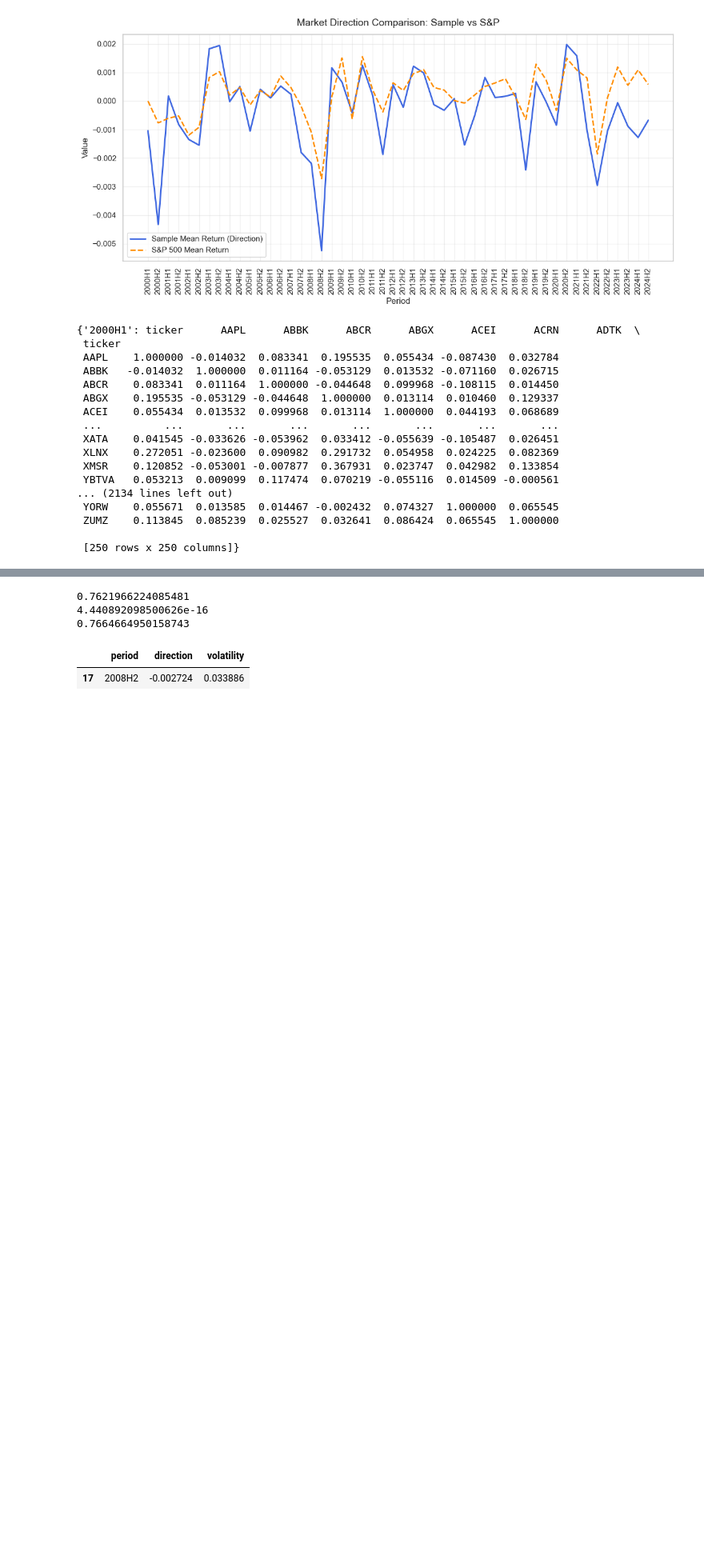
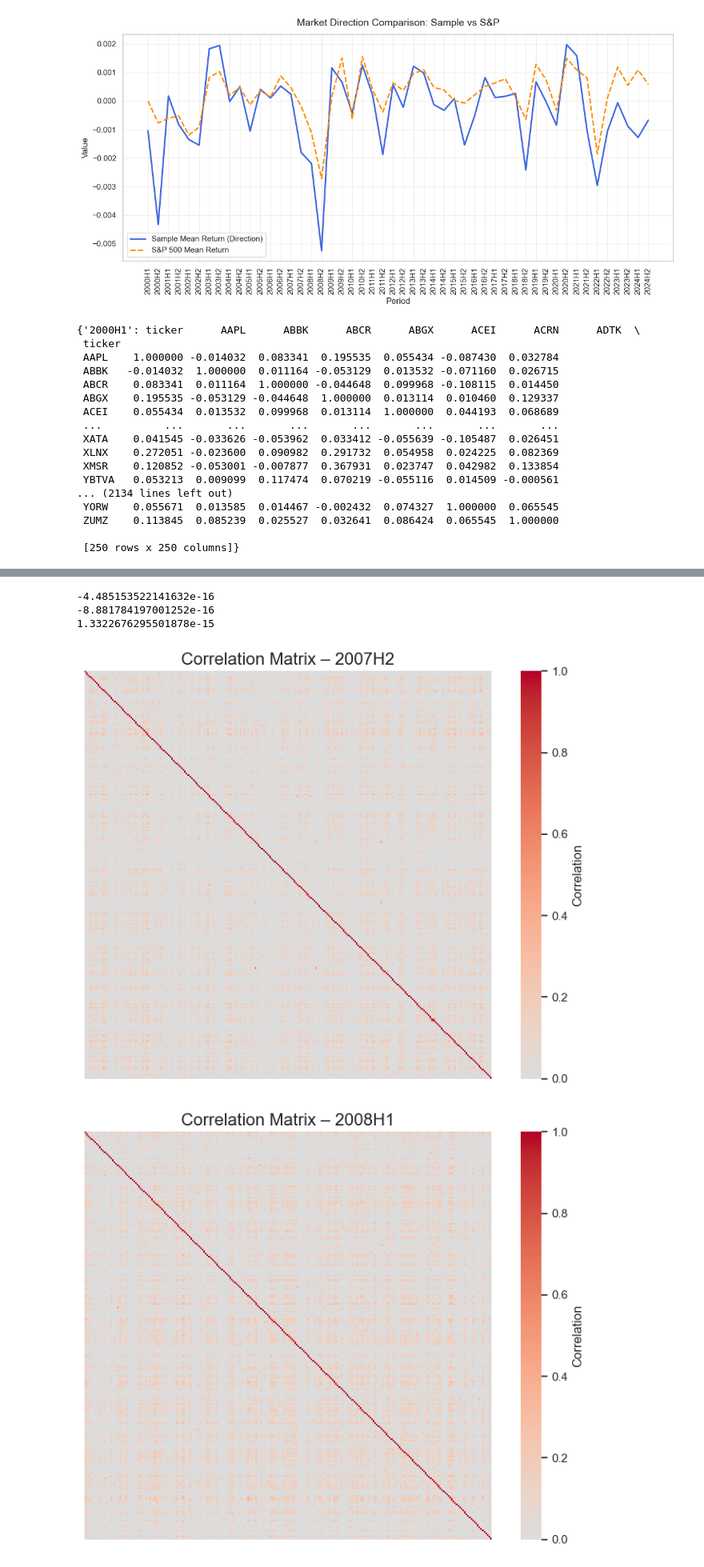
Before and after one commit to Ra20r/spectral-analysis, a Jupyter notebook: data.ipynb, the cells around one changed output, grey strips where cells are left out. Shown at 80% size. Saved outputs shown, nothing was run; the diff lists cells and outputs as text; code cells hidden in the pictures; blank space fills up the shorter version.

```diff
--- a/data.ipynb
+++ b/data.ipynb
@@ -618,21 +623,42 @@ for period in test_range:
 
     corr = corr_by_period[period]
     A = abs(corr.values)
-
+    A[A < 0.1] = 0  # thresholding weak correlations
     # normalized Laplacian
     L_norm = csgraph.laplacian(A, normed=True)
 
     # eigenvalues
     eigvals = np.linalg.eigvalsh(L_norm)
 
-    # Fiedler value (second-smallest)
     print(eigvals[1])
 # %% [output]
-0.7621966224085481
-4.440892098500626e-16
-0.7664664950158743
+-4.485153522141632e-16
+-8.881784197001252e-16
+1.3322676295501878e-15
-# %%
-snp_period[snp_period["period"] == "2008H2"]
-# %% [output]
-|  | period | direction | volatility |
-| 17 | 2008H2 | -0.002724 | 0.033886 |
+# %%
+for period in test_range:
+    corr = corr_by_period[period]
+
+    # make sure correlation matrix is numeric only
+    A = abs(corr.values.astype(float))
+    A[A < 0.1] = 0  # thresholding weak correlations
+    # create figure
+    plt.figure(figsize=(8, 6))
+
+    # draw the heatmap
+    sns.heatmap(
+        A,
+        cmap="coolwarm",      # red = positive, blue = negative
+        center=0,             # center colormap at zero
+        cbar_kws={'label': 'Correlation'},
+        square=True,
+        xticklabels=False,    # hide labels if large
+        yticklabels=False
+    )
+
+    plt.title(f"Correlation Matrix – {period}", fontsize=16)
+    plt.tight_layout()
+    plt.show()
+# %% [output]
+[figure, added]
+[figure, added]
```
Also changed, not shown: parts of 8 cells of this notebook.
